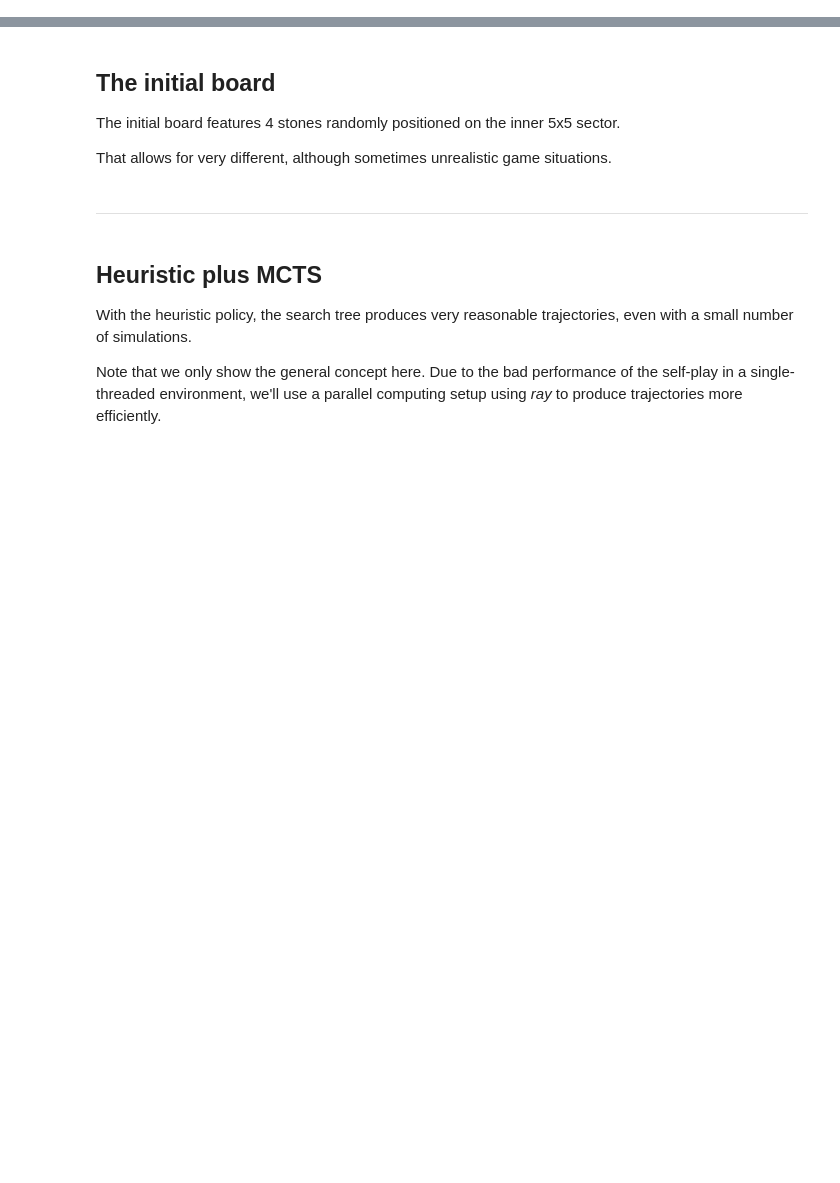
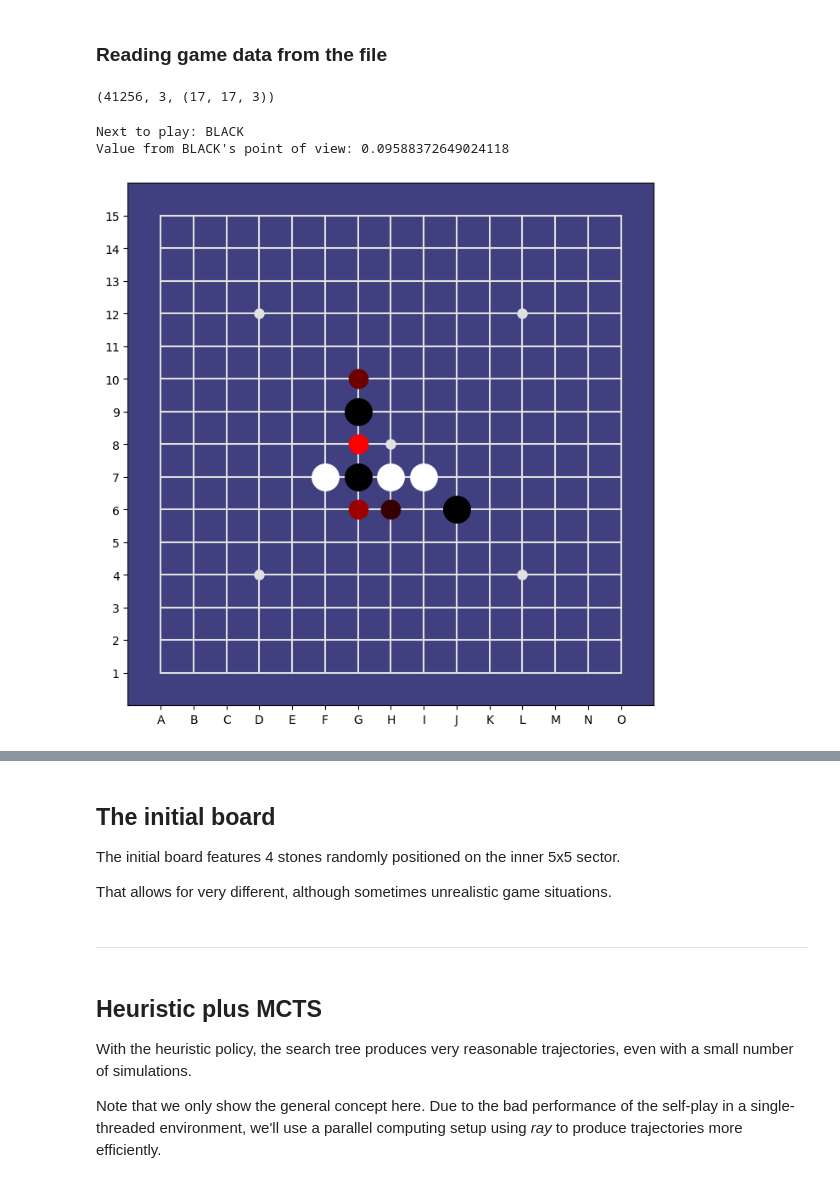
Before and after one commit to Project-Ellie/DeepGomoku, a Jupyter notebook: notebooks/TrainingEpisodes.ipynb, the cells around one changed output, grey strips where cells are left out. Drawn from its saved outputs; the diff is of its cells as text; code cells hidden in the pictures; blank space fills up the shorter version.

Commit message:
consolidating the training phase

```diff
--- a/notebooks/TrainingEpisodes.ipynb
+++ b/notebooks/TrainingEpisodes.ipynb
@@ -18,3 +17,24 @@ import aegomoku.tools as gt
 from aegomoku.policies.heuristic_policy import HeuristicPolicy
 # %%
 BOARD_SIZE = 15
+# %% [markdown]
+### Reading game data from the file
+# %%
+filename = "trajectories/mcts/the_heuristic_200.pickle"
+# %%
+from aegomoku.game_data import read_training_data
+
+BOARD_SIZE=15
+examples = read_training_data(filename, BOARD_SIZE)
+len(examples), len(examples[0]), examples[0][0].shape
+# %% [output]
+(41256, 3, (17, 17, 3))
+# %%
+from aegomoku.utils import analyse_example
+import random
+
+analyse_example(BOARD_SIZE, examples[random.randint(0, len(examples))])
+# %% [output]
+Next to play: BLACK
+Value from BLACK's point of view: 0.09588372649024118
+[figure, added]
```
Also changed, not shown: parts of 9 cells of this notebook, 12 other files.
